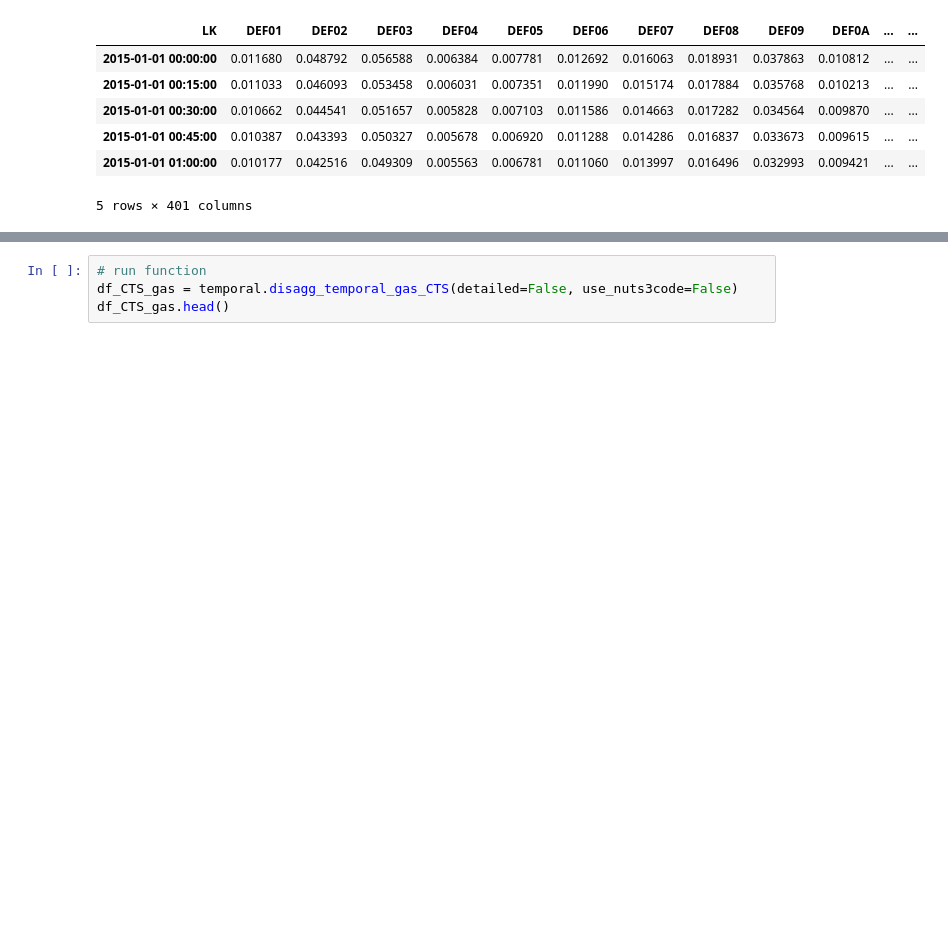
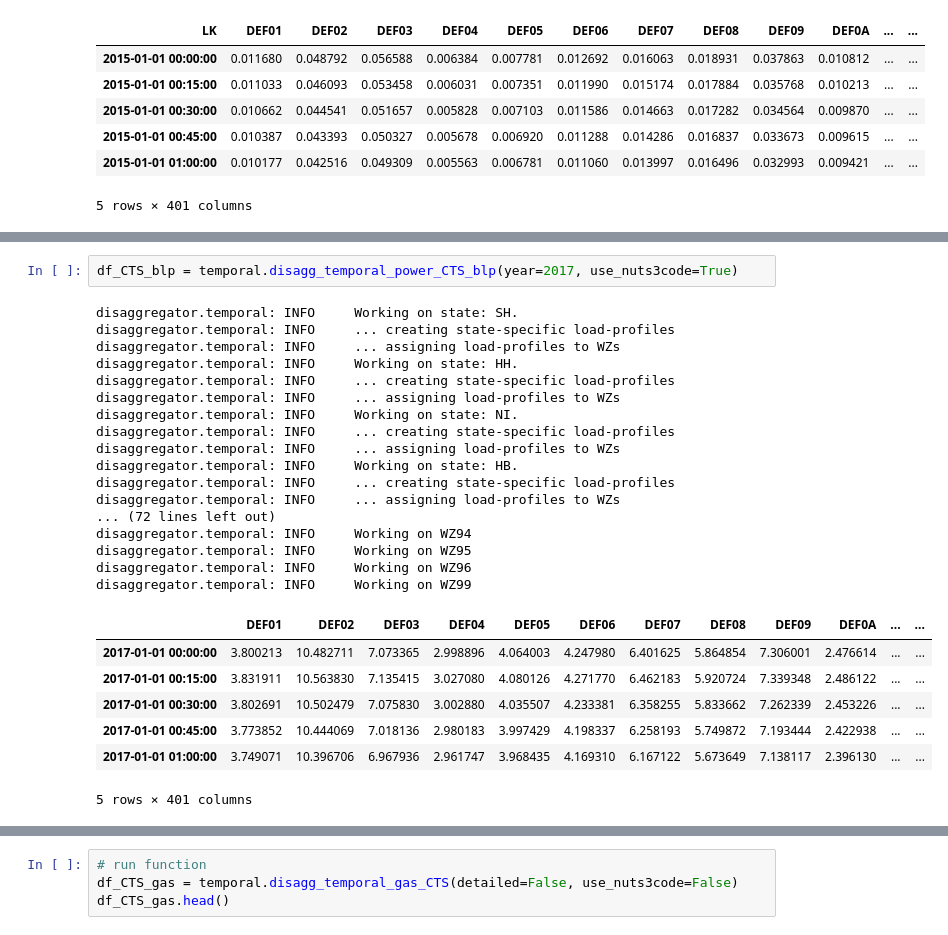
Before and after one commit to DemandRegioTeam/disaggregator, a Jupyter notebook: 04_Demo_CTS_Industry_disaggregation.ipynb, the cells around one changed output, grey strips where cells are left out. Saved outputs shown, nothing was run; the diff lists cells and outputs as text; blank space fills up the shorter version.

```diff
--- a/03_Demo_CTS_Industry_disaggregation.ipynb
+++ b/04_Demo_CTS_Industry_disaggregation.ipynb
@@ -344,0 +331,27 @@ df_wz_81.head()
+# %%
+df_CTS_blp = temporal.disagg_temporal_power_CTS_blp(year=2017, use_nuts3code=True)
+# %% [output]
+disaggregator.temporal: INFO     Working on state: SH.
+disaggregator.temporal: INFO     ... creating state-specific load-profiles
+disaggregator.temporal: INFO     ... assigning load-profiles to WZs
+disaggregator.temporal: INFO     Working on state: HH.
+disaggregator.temporal: INFO     ... creating state-specific load-profiles
+disaggregator.temporal: INFO     ... assigning load-profiles to WZs
+disaggregator.temporal: INFO     Working on state: NI.
+disaggregator.temporal: INFO     ... creating state-specific load-profiles
+disaggregator.temporal: INFO     ... assigning load-profiles to WZs
+disaggregator.temporal: INFO     Working on state: HB.
+disaggregator.temporal: INFO     ... creating state-specific load-profiles
+disaggregator.temporal: INFO     ... assigning load-profiles to WZs
+... (72 lines left out)
+disaggregator.temporal: INFO     Working on WZ94
+disaggregator.temporal: INFO     Working on WZ95
+disaggregator.temporal: INFO     Working on WZ96
+disaggregator.temporal: INFO     Working on WZ99
+|  | DEF01 | DEF02 | DEF03 | DEF04 | DEF05 | DEF06 | DEF07 | DEF08 | DEF09 | DEF0A | ... | ... |
+| 2017-01-01 00:00:00 | 3.800213 | 10.482711 | 7.073365 | 2.998896 | 4.064003 | 4.247980 | 6.401625 | 5.864854 | 7.306001 | 2.476614 | ... | ... |
+| 2017-01-01 00:15:00 | 3.831911 | 10.563830 | 7.135415 | 3.027080 | 4.080126 | 4.271770 | 6.462183 | 5.920724 | 7.339348 | 2.486122 | ... | ... |
+| 2017-01-01 00:30:00 | 3.802691 | 10.502479 | 7.075830 | 3.002880 | 4.035507 | 4.233381 | 6.358255 | 5.833662 | 7.262339 | 2.453226 | ... | ... |
+| 2017-01-01 00:45:00 | 3.773852 | 10.444069 | 7.018136 | 2.980183 | 3.997429 | 4.198337 | 6.258193 | 5.749872 | 7.193444 | 2.422938 | ... | ... |
+| 2017-01-01 01:00:00 | 3.749071 | 10.396706 | 6.967936 | 2.961747 | 3.968435 | 4.169310 | 6.167122 | 5.673649 | 7.138117 | 2.396130 | ... | ... |
+5 rows × 401 columns
```
Also changed, not shown: parts of 23 cells of this notebook, 1 other file.
